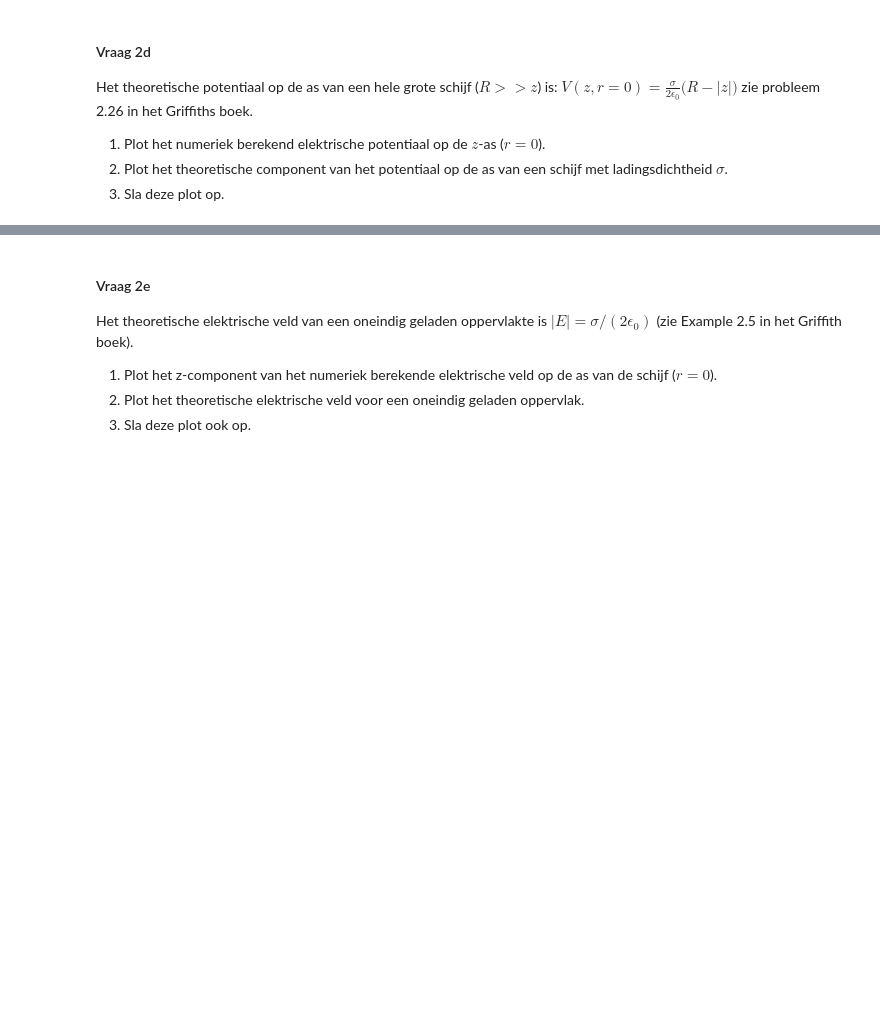
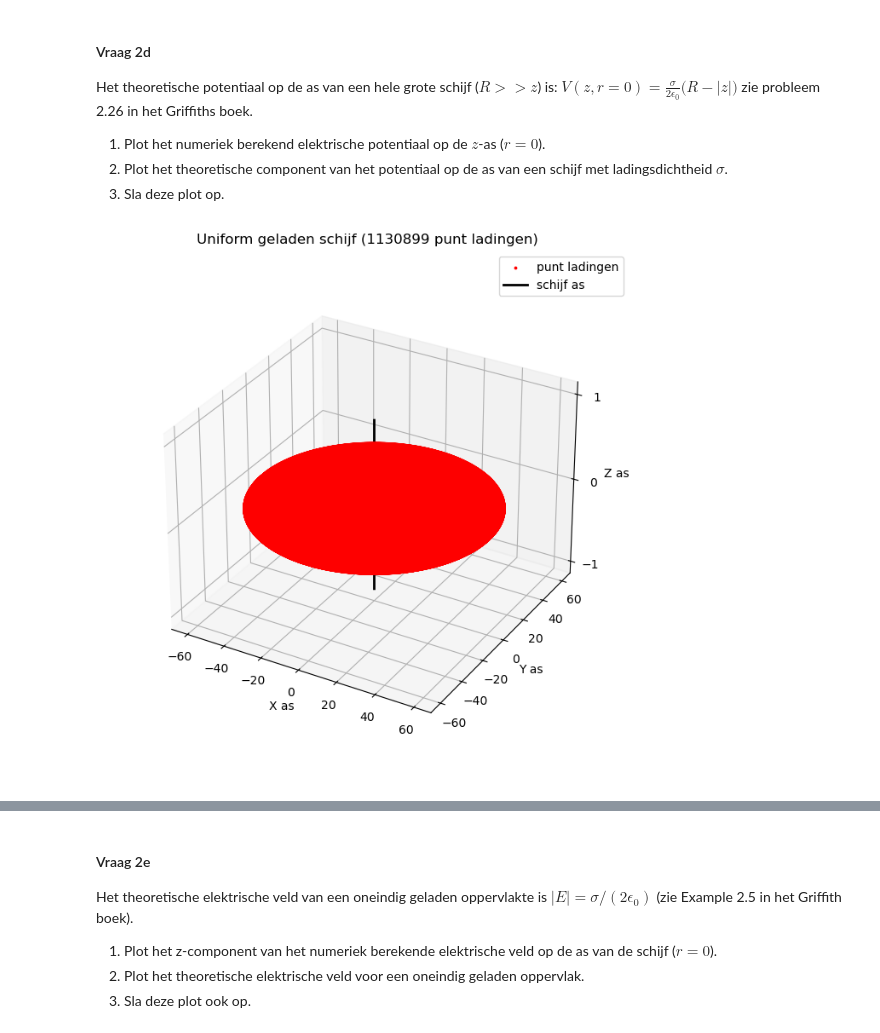
Before and after one commit to emmajuledrent/opdrachten-DEF-D, a Jupyter notebook: DigitaleOntwerpopdrachten/1CondensatorOpdracht/CondensatorOntwerpopdracht.ipynb, the cells around one changed output, grey strips where cells are left out. Saved outputs shown, nothing was run; the diff lists cells and outputs as text; code cells hidden in the pictures; blank space fills up the shorter version.

```diff
--- a/DigitaleOntwerpopdrachten/1CondensatorOpdracht/CondensatorOntwerpopdracht.ipynb
+++ b/DigitaleOntwerpopdrachten/1CondensatorOpdracht/CondensatorOntwerpopdracht.ipynb
@@ -237,4 +256,12 @@ zie probleem 2.26 in het Griffiths boek.
 1. Plot het numeriek berekend elektrische potentiaal op de $z$-as ($r=0$).
 2. Plot het theoretische component van het potentiaal op de as van een schijf met ladingsdichtheid $\sigma$.
 3. Sla deze plot op.
+# %%
+# Berekenen potentiaal voor een variabele R.
+
+R = 60  # pas deze waarde aan, zodat geldt R >> z           (deze waarde niet te hoog nemen, duurt lang om te runnen.)
+
+V_num,number_point_charges_on_disk_2d = calculate_V_disk_at_origin_uniform_surface_charge_density(z_coord_DISK, charge_one_point, R, inter_charge_distance, r, z)
+# %% [output]
+[figure, added]
 # %%
```
Also changed, not shown: parts of 16 cells of this notebook, 3 other files.
